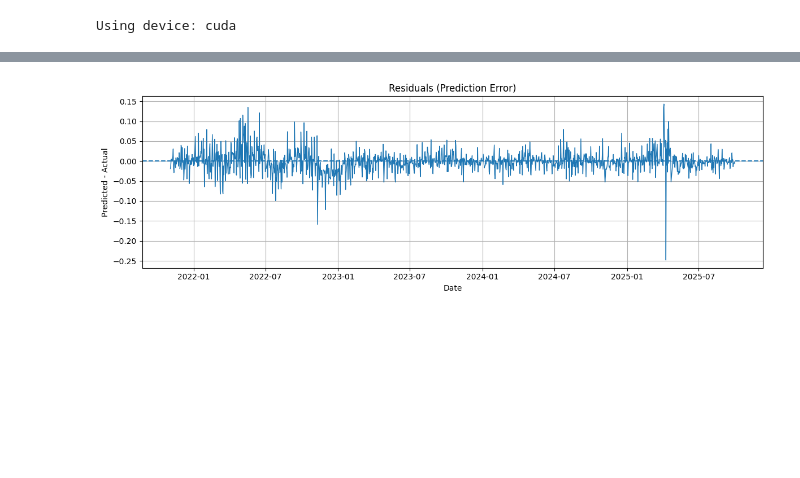
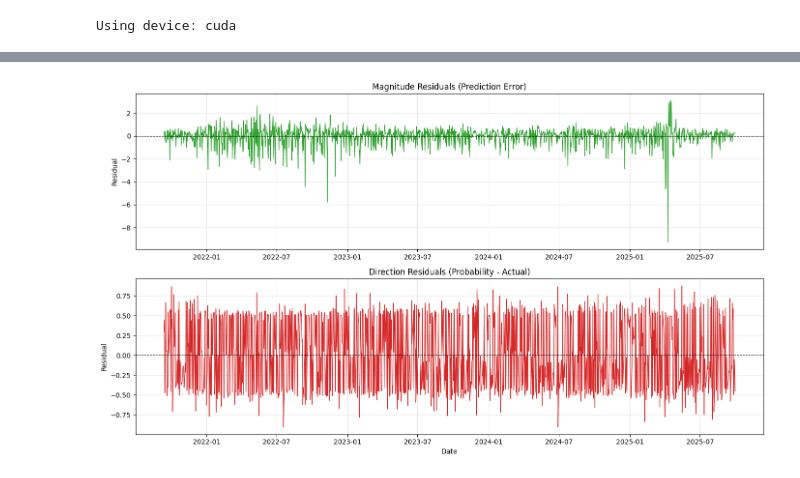
Before and after one commit to ton198/stock-market-price-predicting, a Jupyter notebook: source_code/stage1/hybrid_LSTM.ipynb, the cells around one changed output, grey strips where cells are left out. Cells and saved outputs as stored; diff of their text form; code cells hidden in the pictures; blank space fills up the shorter version.

```diff
--- a/source_code/stage1/hybrid_LSTM.ipynb
+++ b/source_code/stage1/hybrid_LSTM.ipynb
@@ -159,7 +160,7 @@ print(df.shape)
 # %%
 TRAIN_RATIO = 0.8
 VAL_RATIO = 0.9
-WINDOW_SIZE = 60
+WINDOW_SIZE = 10
 
 n = len(df)
 train_end = int(n * TRAIN_RATIO)
@@ -303,19 +336,20 @@ model = FinalStage1Model(
     input_size=len(seq_feature_cols),
     hidden_size=256,
     num_layers=2,
-    dropout=0.2,
+    dropout=0.3,
     fc_hidden=64
 ).to(device)
 
 optimizer = optim.Adam(model.parameters(), lr=0.001)
-criterion = nn.MSELoss()
 
-# scheduler = optim.lr_scheduler.ReduceLROnPlateau(
-#     optimizer,
-#     mode="min",
-#     factor=0.5,
-#     patience=3
-# )
+
+
+scheduler = optim.lr_scheduler.ReduceLROnPlateau(
+    optimizer,
+    mode="min",
+    factor=0.5,
+    patience=10
+)
 # %% [output]
 Using device: cuda
 # %%
@@ -488,18 +550,26 @@ plt.show()
 # %%
-residuals = preds - targets
+test_dates = test_df["date"].values[WINDOW_SIZE:WINDOW_SIZE + len(mag_preds)]
 
-test_dates = test_df["date"].values[WINDOW_SIZE:WINDOW_SIZE + len(preds)]
+fig, axes = plt.subplots(2, 1, figsize=(14, 8))
 
-plt.figure(figsize=(12, 4))
-plt.plot(test_dates, residuals, linewidth=1.0)
+# Magnitude residuals
+mag_residuals = mag_preds - mag_targets
+axes[0].plot(test_dates, mag_residuals, linewidth=1.0, color='C2')
+axes[0].axhline(0, linestyle="--", color='black', linewidth=0.8)
+axes[0].set_title("Magnitude Residuals (Prediction Error)")
+axes[0].set_ylabel("Residual")
+axes[0].grid(True, alpha=0.3)
 
-plt.axhline(0, linestyle="--")
-plt.title("Residuals (Prediction Error)")
-plt.xlabel("Date")
-plt.ylabel("Predicted - Actual")
+# Direction residuals
+dir_residuals = dir_preds - dir_targets
+axes[1].plot(test_dates, dir_residuals, linewidth=1.0, color='C3')
+axes[1].axhline(0, linestyle="--", color='black', linewidth=0.8)
+axes[1].set_title("Direction Residuals (Probability - Actual)")
+axes[1].set_ylabel("Residual")
+axes[1].set_xlabel("Date")
+axes[1].grid(True, alpha=0.3)
 
-plt.grid(True)
 plt.tight_layout()
 plt.show()
 # %% [output]
-[figure, old version]
+[figure, new version]
```
Also changed, not shown: parts of 13 cells of this notebook, 1 other file.
